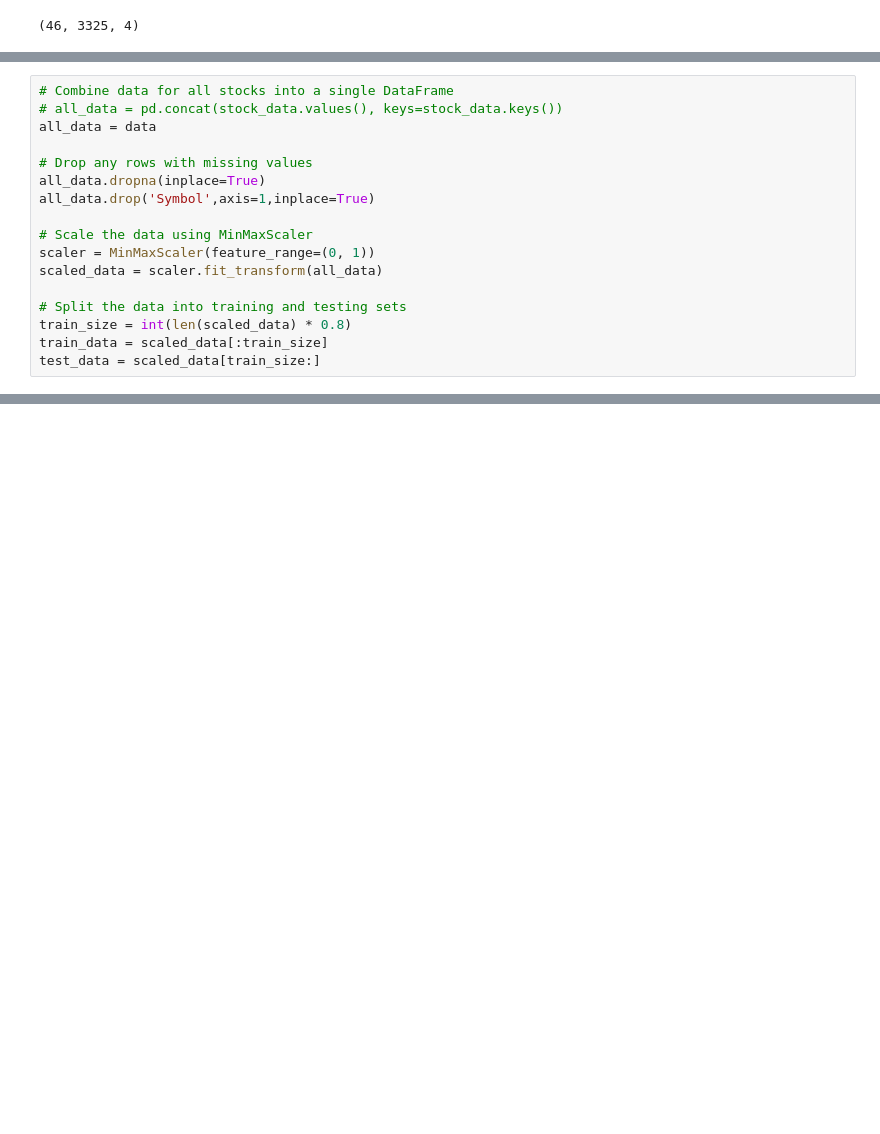
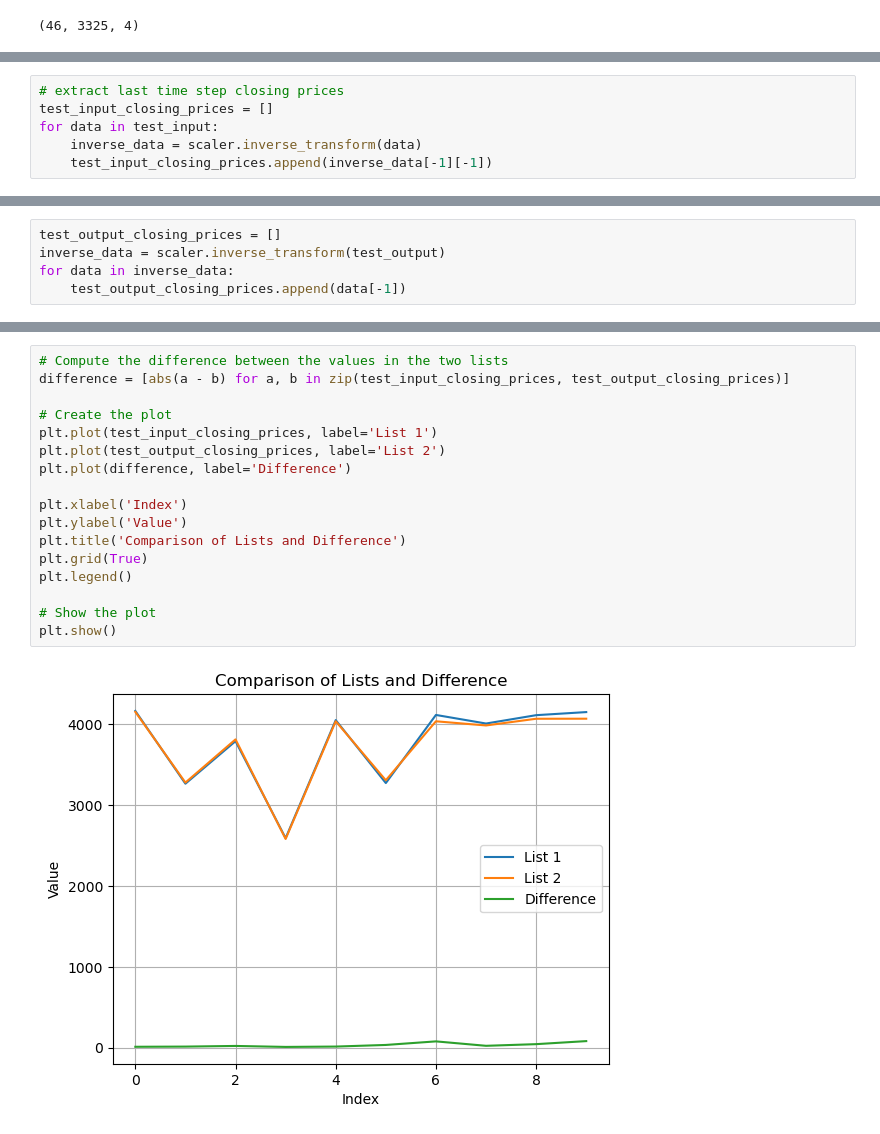
Before and after one commit to udaykirankavaturu/lstm-stock-price-predictor, a Jupyter notebook: lstm-stock-price-predictor.ipynb, the cells around one changed output, grey strips where cells are left out. Cells and saved outputs as stored; diff of their text form; blank space fills up the shorter version.

Commit message:
Kaggle Notebook | lstm-stock-price-predictor | Version 12

```diff
--- a/lstm-stock-price-predictor.ipynb
+++ b/lstm-stock-price-predictor.ipynb
@@ -226,17 +226,0 @@ array([[[-1.469751  , -1.47178845, -1.45935735, -1.4645853 ],
-# %%
-# Combine data for all stocks into a single DataFrame
-# all_data = pd.concat(stock_data.values(), keys=stock_data.keys())
-all_data = data
-
-# Drop any rows with missing values
-all_data.dropna(inplace=True)
-all_data.drop('Symbol',axis=1,inplace=True)
-
-# Scale the data using MinMaxScaler
-scaler = MinMaxScaler(feature_range=(0, 1))
-scaled_data = scaler.fit_transform(all_data)
-
-# Split the data into training and testing sets
-train_size = int(len(scaled_data) * 0.8)
-train_data = scaled_data[:train_size]
-test_data = scaled_data[train_size:]
@@ -263,0 +310,6 @@ model.fit(X_train, y_train, epochs=10, batch_size=32)
+# %%
+# extract last time step closing prices
+test_input_closing_prices = []
+for data in test_input:
+    inverse_data = scaler.inverse_transform(data)
+    test_input_closing_prices.append(inverse_data[-1][-1])
@@ -263,0 +329,5 @@ model.fit(X_train, y_train, epochs=10, batch_size=32)
+# %%
+test_output_closing_prices = []
+inverse_data = scaler.inverse_transform(test_output)
+for data in inverse_data:
+    test_output_closing_prices.append(data[-1])
@@ -263,0 +347,19 @@ model.fit(X_train, y_train, epochs=10, batch_size=32)
+# %%
+# Compute the difference between the values in the two lists
+difference = [abs(a - b) for a, b in zip(test_input_closing_prices, test_output_closing_prices)]
+
+# Create the plot
+plt.plot(test_input_closing_prices, label='List 1')
+plt.plot(test_output_closing_prices, label='List 2')
+plt.plot(difference, label='Difference')
+
+plt.xlabel('Index')
+plt.ylabel('Value')
+plt.title('Comparison of Lists and Difference')
+plt.grid(True)
+plt.legend()
+
+# Show the plot
+plt.show()
+# %% [output]
+[figure, added]
```
Also changed, not shown: parts of 18 cells of this notebook.
